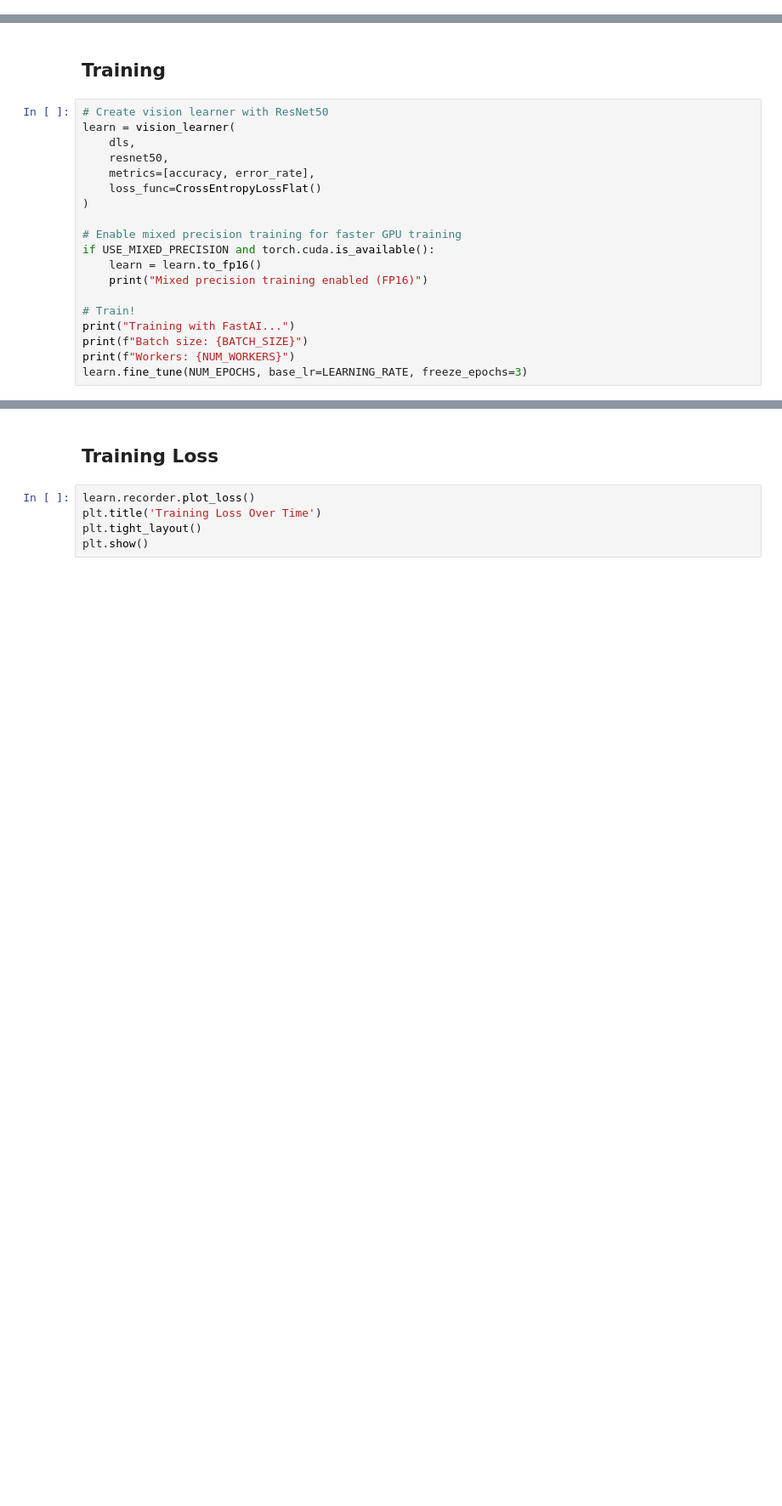
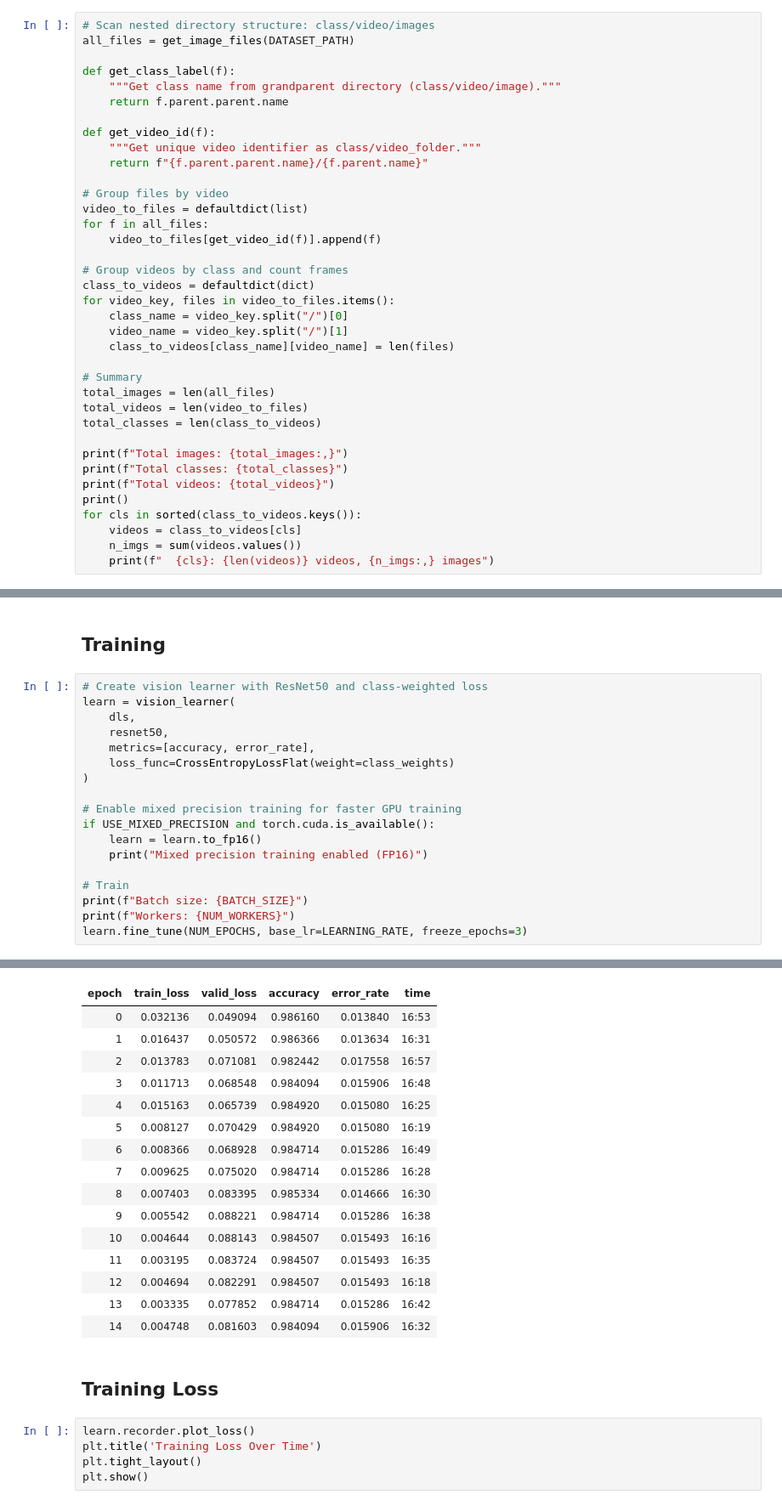
Before and after one commit to meyer6/COMP0016_2025_Team18_Hawkes_Data_Pipeline, a Jupyter notebook: processing/scripts/task_classifier/task_classifier.ipynb, the cells around one changed output, grey strips where cells are left out. Shown at 85% size. Saved outputs shown, nothing was run; the diff lists cells and outputs as text; blank space fills up the shorter version.

```diff
--- a/processing/scripts/task_classifier/task_classifier.ipynb
+++ b/processing/scripts/task_classifier/task_classifier.ipynb
@@ -98,0 +72,37 @@ print(f"Using {NUM_WORKERS} worker threads for data loading")
+# %%
+# Scan nested directory structure: class/video/images
+all_files = get_image_files(DATASET_PATH)
+
+def get_class_label(f):
+    """Get class name from grandparent directory (class/video/image)."""
+    return f.parent.parent.name
+
+def get_video_id(f):
+    """Get unique video identifier as class/video_folder."""
+    return f"{f.parent.parent.name}/{f.parent.name}"
+
+# Group files by video
+video_to_files = defaultdict(list)
+for f in all_files:
+    video_to_files[get_video_id(f)].append(f)
+
+# Group videos by class and count frames
+class_to_videos = defaultdict(dict)
+for video_key, files in video_to_files.items():
+    class_name = video_key.split("/")[0]
+    video_name = video_key.split("/")[1]
+    class_to_videos[class_name][video_name] = len(files)
+
+# Summary
+total_images = len(all_files)
+total_videos = len(video_to_files)
+total_classes = len(class_to_videos)
+
+print(f"Total images: {total_images:,}")
+print(f"Total classes: {total_classes}")
+print(f"Total videos: {total_videos}")
+print()
+for cls in sorted(class_to_videos.keys()):
+    videos = class_to_videos[cls]
+    n_imgs = sum(videos.values())
+    print(f"  {cls}: {len(videos)} videos, {n_imgs:,} images")
@@ -120,12 +277,12 @@ plt.show()
 # %% [markdown]
 ## Training
 # %%
-# Create vision learner with ResNet50
+# Create vision learner with ResNet50 and class-weighted loss
 learn = vision_learner(
     dls,
     resnet50,
     metrics=[accuracy, error_rate],
-    loss_func=CrossEntropyLossFlat()
+    loss_func=CrossEntropyLossFlat(weight=class_weights)
 )
 
 # Enable mixed precision training for faster GPU training
@@ -133,8 +290,8 @@ if USE_MIXED_PRECISION and torch.cuda.is_available():
     learn = learn.to_fp16()
     print("Mixed precision training enabled (FP16)")
 
-# Train!
-print("Training with FastAI...")
+# Train
 print(f"Batch size: {BATCH_SIZE}")
 print(f"Workers: {NUM_WORKERS}")
 learn.fine_tune(NUM_EPOCHS, base_lr=LEARNING_RATE, freeze_epochs=3)
+# %% [output]
@@ -141,3 +305,19 @@ learn.fine_tune(NUM_EPOCHS, base_lr=LEARNING_RATE, freeze_epochs=3)
+| epoch | train_loss | valid_loss | accuracy | error_rate | time |
+| 0 | 0.032136 | 0.049094 | 0.986160 | 0.013840 | 16:53 |
+| 1 | 0.016437 | 0.050572 | 0.986366 | 0.013634 | 16:31 |
+| 2 | 0.013783 | 0.071081 | 0.982442 | 0.017558 | 16:57 |
+| 3 | 0.011713 | 0.068548 | 0.984094 | 0.015906 | 16:48 |
+| 4 | 0.015163 | 0.065739 | 0.984920 | 0.015080 | 16:25 |
+| 5 | 0.008127 | 0.070429 | 0.984920 | 0.015080 | 16:19 |
+| 6 | 0.008366 | 0.068928 | 0.984714 | 0.015286 | 16:49 |
+| 7 | 0.009625 | 0.075020 | 0.984714 | 0.015286 | 16:28 |
+| 8 | 0.007403 | 0.083395 | 0.985334 | 0.014666 | 16:30 |
+| 9 | 0.005542 | 0.088221 | 0.984714 | 0.015286 | 16:38 |
+| 10 | 0.004644 | 0.088143 | 0.984507 | 0.015493 | 16:16 |
+| 11 | 0.003195 | 0.083724 | 0.984507 | 0.015493 | 16:35 |
+| 12 | 0.004694 | 0.082291 | 0.984507 | 0.015493 | 16:18 |
+| 13 | 0.003335 | 0.077852 | 0.984714 | 0.015286 | 16:42 |
+| 14 | 0.004748 | 0.081603 | 0.984094 | 0.015906 | 16:32 |
 # %% [markdown]
 ## Training Loss
 # %%
```
Also changed, not shown: parts of 22 cells of this notebook.
